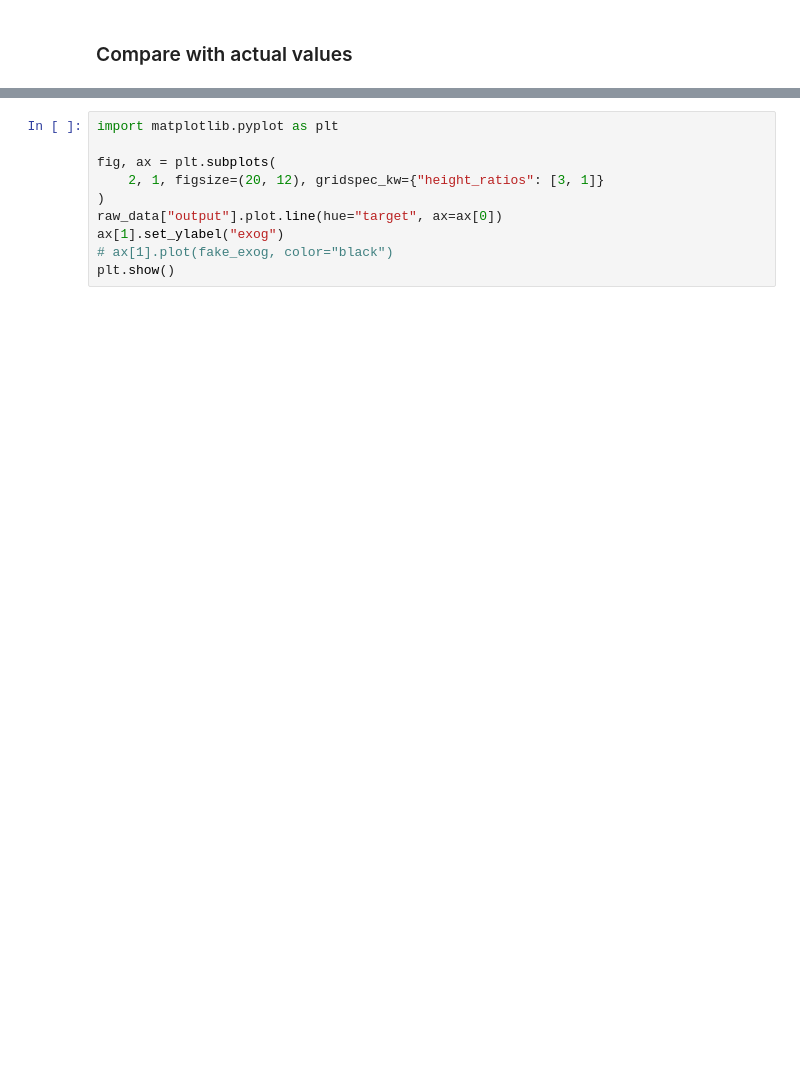
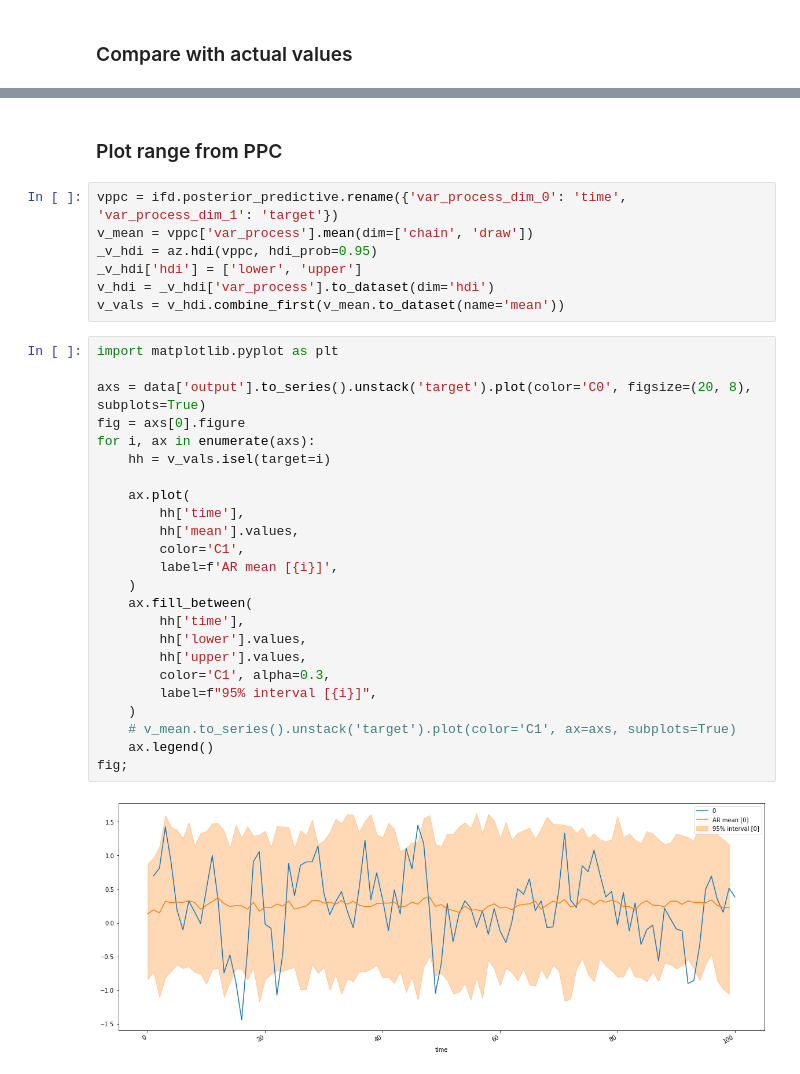
Before and after one commit to NowanIlfideme/masters_switching_models, a Jupyter notebook: notebooks/PyMC3_VAR_Testing.ipynb, the cells around one changed output, grey strips where cells are left out. Saved outputs shown, nothing was run; the diff lists cells and outputs as text; blank space fills up the shorter version.

Commit message:
Added sample from posterior! Yay! It's slow due to slow VARXGenerator implementation. Maybe speed it up with numpy-only "internal" version?

```diff
--- a/notebooks/PyMC3_VAR_Testing.ipynb
+++ b/notebooks/PyMC3_VAR_Testing.ipynb
@@ -578,10 +396,35 @@ init_vals['output'].values
-# %%
-import matplotlib.pyplot as plt
-
-fig, ax = plt.subplots(
-    2, 1, figsize=(20, 12), gridspec_kw={"height_ratios": [3, 1]}
-)
-raw_data["output"].plot.line(hue="target", ax=ax[0])
-ax[1].set_ylabel("exog")
-# ax[1].plot(fake_exog, color="black")
-plt.show()
+# %% [markdown]
+### Plot range from PPC
+# %%
+vppc = ifd.posterior_predictive.rename({'var_process_dim_0': 'time', 'var_process_dim_1': 'target'})
+v_mean = vppc['var_process'].mean(dim=['chain', 'draw'])
+_v_hdi = az.hdi(vppc, hdi_prob=0.95)
+_v_hdi['hdi'] = ['lower', 'upper']
+v_hdi = _v_hdi['var_process'].to_dataset(dim='hdi')
+v_vals = v_hdi.combine_first(v_mean.to_dataset(name='mean'))
+# %%
+import matplotlib.pyplot as plt
+
+axs = data['output'].to_series().unstack('target').plot(color='C0', figsize=(20, 8), subplots=True)
+fig = axs[0].figure
+for i, ax in enumerate(axs):
+    hh = v_vals.isel(target=i)
+
+    ax.plot(
+        hh['time'],
+        hh['mean'].values,
+        color='C1',
+        label=f'AR mean [{i}]',
+    )
+    ax.fill_between(
+        hh['time'],
+        hh['lower'].values,
+        hh['upper'].values,
+        color='C1', alpha=0.3,
+        label=f"95% interval [{i}]",
+    )
+    # v_mean.to_series().unstack('target').plot(color='C1', ax=axs, subplots=True)
+    ax.legend()
+fig;
+# %% [output]
+[figure, added]
```
Also changed, not shown: parts of 24 cells of this notebook.
